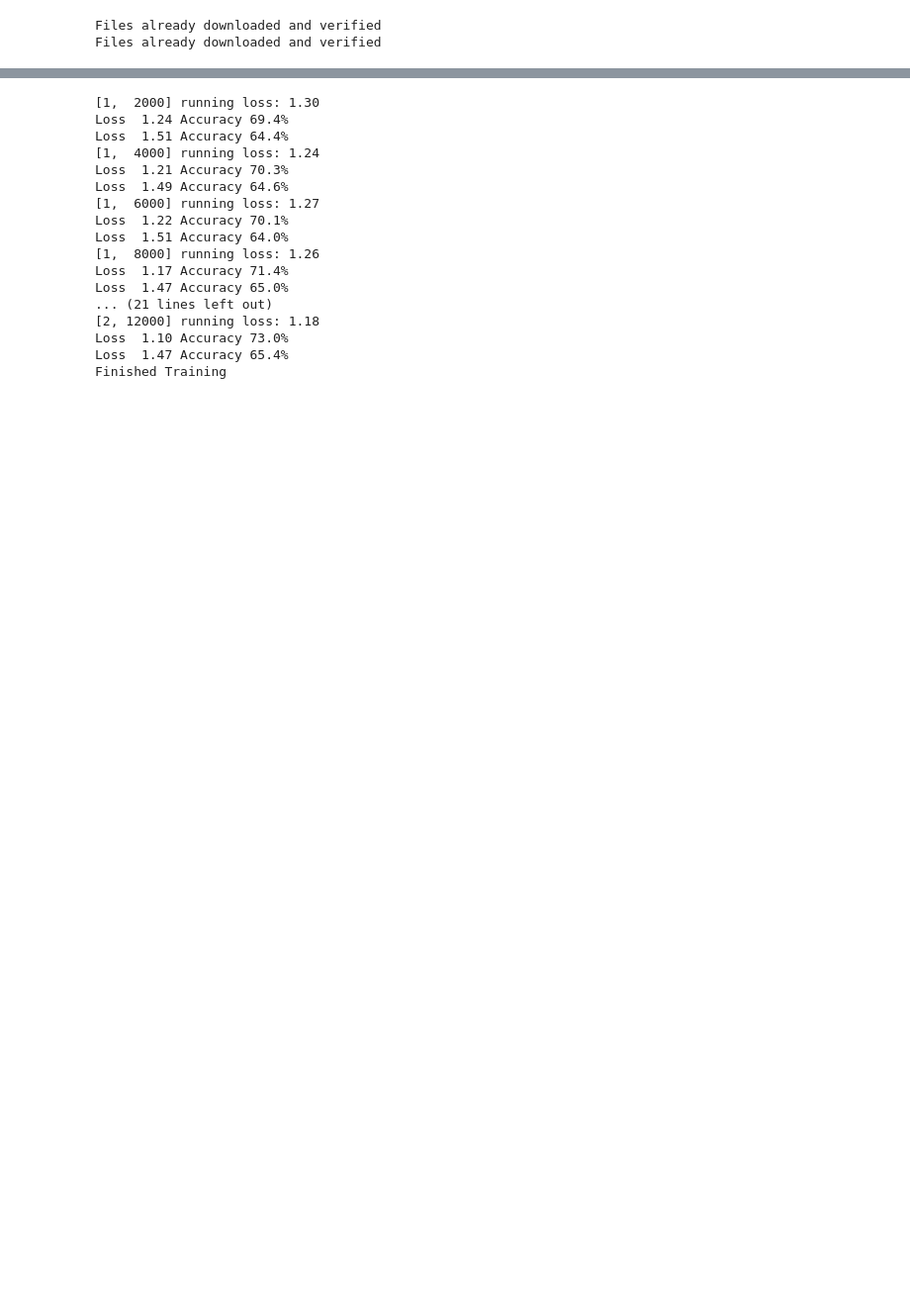
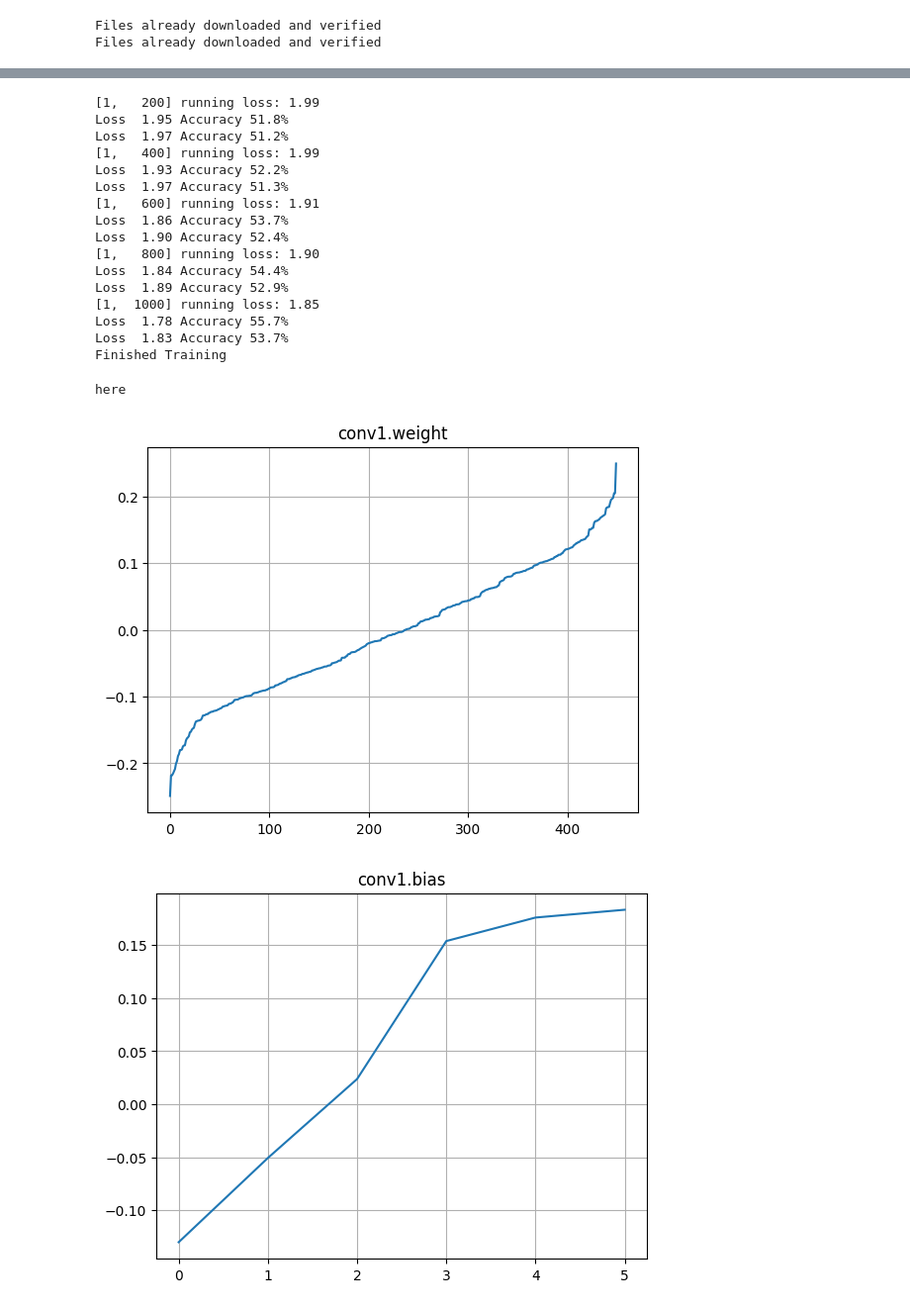
Before and after one commit to spometun/live_net, a Jupyter notebook: life/cifar10.ipynb, the cells around one changed output, grey strips where cells are left out. Shown at 99% size. Cells and saved outputs as stored; diff of their text form; code cells hidden in the pictures; blank space fills up the shorter version.

```diff
--- a/life/cifar10.ipynb
+++ b/life/cifar10.ipynb
@@ -77,14 +99,14 @@ def calc_stats(network, data):
     _loss = criterion(outputs, labels)
     print(f"Loss {_loss: .2f} Accuracy {100 * correct / total:.1f}%")
 # %%
-train_loader = torch.utils.data.DataLoader(train, batch_size=4, shuffle=True)
-test_loader = torch.utils.data.DataLoader(test, batch_size=4, shuffle=True)
+train_loader = torch.utils.data.DataLoader(train, batch_size=50, shuffle=True)
+test_loader = torch.utils.data.DataLoader(test, batch_size=50, shuffle=True)
 
 def criterion(input, target):
     return nn.functional.cross_entropy(input, target) / math.log(2)
 
-optimizer = torch.optim.SGD(net.parameters(), lr=0.0002, momentum=0.9)
-for epoch in range(2):  # loop over the dataset multiple times
+optimizer = torch.optim.Adam(net.parameters(), lr=0.001)
+for epoch in range(1):  # loop over the dataset multiple times
 
     running_loss = 0.0
     for i, data in enumerate(train_loader, 1):
@@ -102,28 +124,27 @@ for epoch in range(2):  # loop over the dataset multiple times
 
         # print statistics
         running_loss += loss.item()
-        if i % 2000 == 0:    # print every 2000 mini-batches
-            print(f'[{epoch + 1}, {i:5d}] running loss: {running_loss / 2000:.2f}')
+        if i % 200 == 0:    # print every 2000 mini-batches
+            print(f'[{epoch + 1}, {i:5d}] running loss: {running_loss / 200:.2f}')
             running_loss = 0.0
             calc_stats(net, train_whole_data)
             calc_stats(net, test_whole_data)
 
 print('Finished Training')
 # %% [output]
-[1,  2000] running loss: 1.30
-Loss  1.24 Accuracy 69.4%
-Loss  1.51 Accuracy 64.4%
-[1,  4000] running loss: 1.24
-Loss  1.21 Accuracy 70.3%
-Loss  1.49 Accuracy 64.6%
-[1,  6000] running loss: 1.27
-Loss  1.22 Accuracy 70.1%
-Loss  1.51 Accuracy 64.0%
-[1,  8000] running loss: 1.26
-Loss  1.17 Accuracy 71.4%
-Loss  1.47 Accuracy 65.0%
-... (21 lines left out)
-[2, 12000] running loss: 1.18
-Loss  1.10 Accuracy 73.0%
-Loss  1.47 Accuracy 65.4%
+[1,   200] running loss: 1.99
+Loss  1.95 Accuracy 51.8%
+Loss  1.97 Accuracy 51.2%
+[1,   400] running loss: 1.99
+Loss  1.93 Accuracy 52.2%
+Loss  1.97 Accuracy 51.3%
+[1,   600] running loss: 1.91
+Loss  1.86 Accuracy 53.7%
+Loss  1.90 Accuracy 52.4%
+[1,   800] running loss: 1.90
+Loss  1.84 Accuracy 54.4%
+Loss  1.89 Accuracy 52.9%
+[1,  1000] running loss: 1.85
+Loss  1.78 Accuracy 55.7%
+Loss  1.83 Accuracy 53.7%
 Finished Training
@@ -129,0 +153,10 @@ Finished Training
+# %%
+importlib.reload(lib)
+stat = lib.stat_utils.AccumStat()
+for name, param in net.named_parameters():
+    stat = lib.stat_utils.AccumStat(param.data)
+    stat.plot(name)
+# %% [output]
+here
+[figure, added]
+[figure, added]
```
Also changed, not shown: parts of 4 cells of this notebook, 5 other files.
